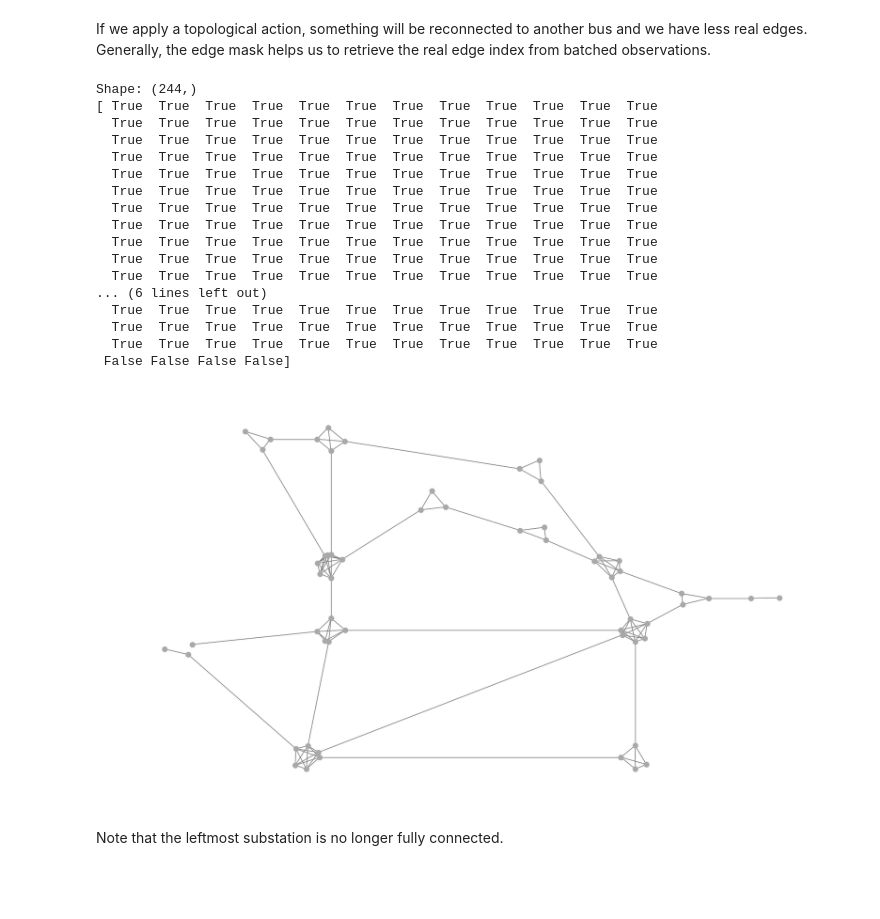
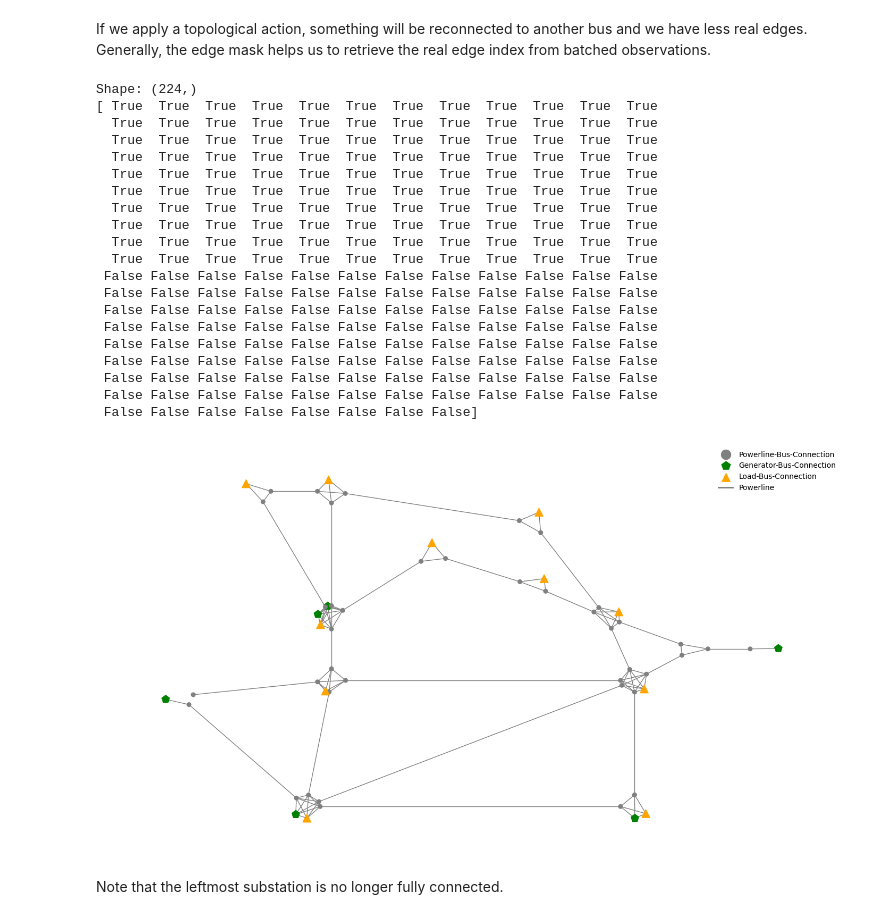
Before and after one commit to HansDampf37/NRI-for-explainable-RL-in-Power-Grids, a Jupyter notebook: visualization/observation_space.ipynb, the cells around one changed output. Drawn from its saved outputs; the diff is of its cells as text; code cells hidden in the pictures; blank space fills up the shorter version.

```diff
--- a/visualization/observation_space.ipynb
+++ b/visualization/observation_space.ipynb
@@ -148,32 +153,40 @@ array([ True,  True,  True,  True,  True,  True,  True,  True,  True,
 # %% [markdown]
 If we apply a topological action, something will be reconnected to another bus and we have less real edges. Generally, the edge mask helps us to retrieve the real edge index from batched observations.
-# %%
-obs, _, _, _, _ = graph_env.step(2)
-print(f"Shape: {obs[EDGE_MASK].shape}")
-print(obs[EDGE_MASK])
-
-edge_index = obs[EDGE_INDEX][:,obs[EDGE_MASK]]
-fig = visualize_graph(num_nodes=obs_space.num_node, edge_index=edge_index, node_positions=get_node_positions(env, obs_space.__class__))
-fig.show()
-# %% [output]
-Shape: (244,)
-[ True  True  True  True  True  True  True  True  True  True  True  True
-  True  True  True  True  True  True  True  True  True  True  True  True
-  True  True  True  True  True  True  True  True  True  True  True  True
-  True  True  True  True  True  True  True  True  True  True  True  True
-  True  True  True  True  True  True  True  True  True  True  True  True
-  True  True  True  True  True  True  True  True  True  True  True  True
-  True  True  True  True  True  True  True  True  True  True  True  True
-  True  True  True  True  True  True  True  True  True  True  True  True
-  True  True  True  True  True  True  True  True  True  True  True  True
-  True  True  True  True  True  True  True  True  True  True  True  True
-  True  True  True  True  True  True  True  True  True  True  True  True
-... (6 lines left out)
-  True  True  True  True  True  True  True  True  True  True  True  True
-  True  True  True  True  True  True  True  True  True  True  True  True
-  True  True  True  True  True  True  True  True  True  True  True  True
- False False False False]
-[figure, removed]
+# %%
+obs, _, _, _, _ = graph_env.step(2)
+print(f"Shape: {obs[EDGE_MASK].shape}")
+print(obs[EDGE_MASK])
+
+edge_index = obs[EDGE_INDEX][:,obs[EDGE_MASK]]
+plotting_args = PlottingArgs(
+    num_nodes=obs_space.num_nodes,
+    powerline_edge_index=edge_index,
+    node_styles=get_node_styles(env, obs_space.__class__)
+)
+fig = visualize_graph(plotting_args)
+fig.show()
+# %% [output]
+Shape: (224,)
+[ True  True  True  True  True  True  True  True  True  True  True  True
+  True  True  True  True  True  True  True  True  True  True  True  True
+  True  True  True  True  True  True  True  True  True  True  True  True
+  True  True  True  True  True  True  True  True  True  True  True  True
+  True  True  True  True  True  True  True  True  True  True  True  True
+  True  True  True  True  True  True  True  True  True  True  True  True
+  True  True  True  True  True  True  True  True  True  True  True  True
+  True  True  True  True  True  True  True  True  True  True  True  True
+  True  True  True  True  True  True  True  True  True  True  True  True
+  True  True  True  True  True  True  True  True  True  True  True  True
+ False False False False False False False False False False False False
+ False False False False False False False False False False False False
+ False False False False False False False False False False False False
+ False False False False False False False False False False False False
+ False False False False False False False False False False False False
+ False False False False False False False False False False False False
+ False False False False False False False False False False False False
+ False False False False False False False False False False False False
+ False False False False False False False False]
+[figure, added]
 # %% [markdown]
 Note that the leftmost substation is no longer fully connected.
 # %% [markdown]
```
Also changed, not shown: parts of 10 cells of this notebook, 4 other files.
